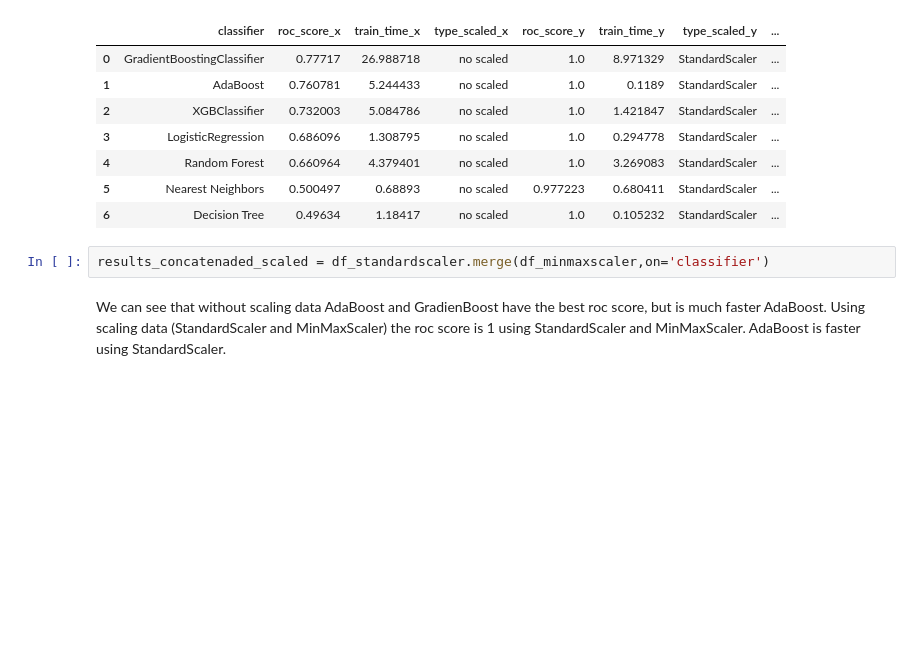
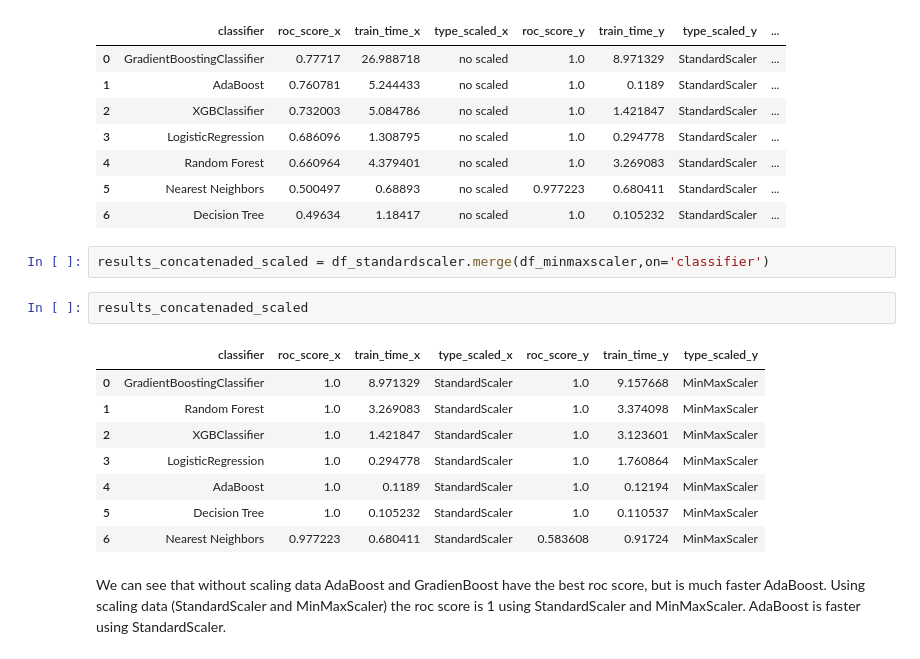
Before and after one commit to olgaferro/Bertelsmann-Arvato-Project, a Jupyter notebook: Arvato Project Workbook.ipynb, the cells around one changed output. Cells and saved outputs as stored; diff of their text form; blank space fills up the shorter version.

```diff
--- a/Arvato Project Workbook.ipynb
+++ b/Arvato Project Workbook.ipynb
@@ -1578,6 +1578,17 @@ results_concatenaded
 | 6 | Decision Tree | 0.49634 | 1.18417 | no scaled | 1.0 | 0.105232 | StandardScaler | ... |
 # %%
 results_concatenaded_scaled = df_standardscaler.merge(df_minmaxscaler,on='classifier')
+# %%
+results_concatenaded_scaled
+# %% [output]
+|  | classifier | roc_score_x | train_time_x | type_scaled_x | roc_score_y | train_time_y | type_scaled_y |
+| 0 | GradientBoostingClassifier | 1.0 | 8.971329 | StandardScaler | 1.0 | 9.157668 | MinMaxScaler |
+| 1 | Random Forest | 1.0 | 3.269083 | StandardScaler | 1.0 | 3.374098 | MinMaxScaler |
+| 2 | XGBClassifier | 1.0 | 1.421847 | StandardScaler | 1.0 | 3.123601 | MinMaxScaler |
+| 3 | LogisticRegression | 1.0 | 0.294778 | StandardScaler | 1.0 | 1.760864 | MinMaxScaler |
+| 4 | AdaBoost | 1.0 | 0.1189 | StandardScaler | 1.0 | 0.12194 | MinMaxScaler |
+| 5 | Decision Tree | 1.0 | 0.105232 | StandardScaler | 1.0 | 0.110537 | MinMaxScaler |
+| 6 | Nearest Neighbors | 0.977223 | 0.680411 | StandardScaler | 0.583608 | 0.91724 | MinMaxScaler |
 # %% [markdown]
 We can see that without scaling data AdaBoost and GradienBoost have the best roc score, but is much faster AdaBoost. Using scaling data (StandardScaler and MinMaxScaler) the roc score  is 1 using StandardScaler and MinMaxScaler. AdaBoost is faster using StandardScaler.
 # %%
```
Also changed, not shown: 1 other file.
